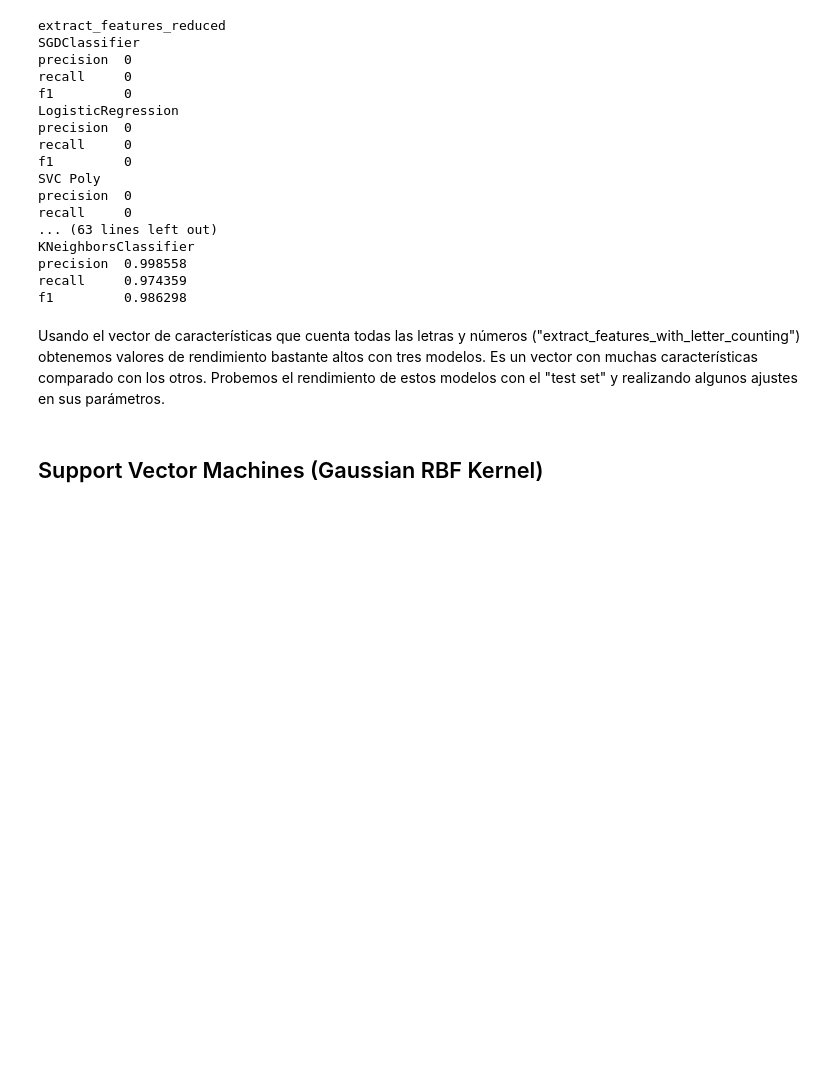
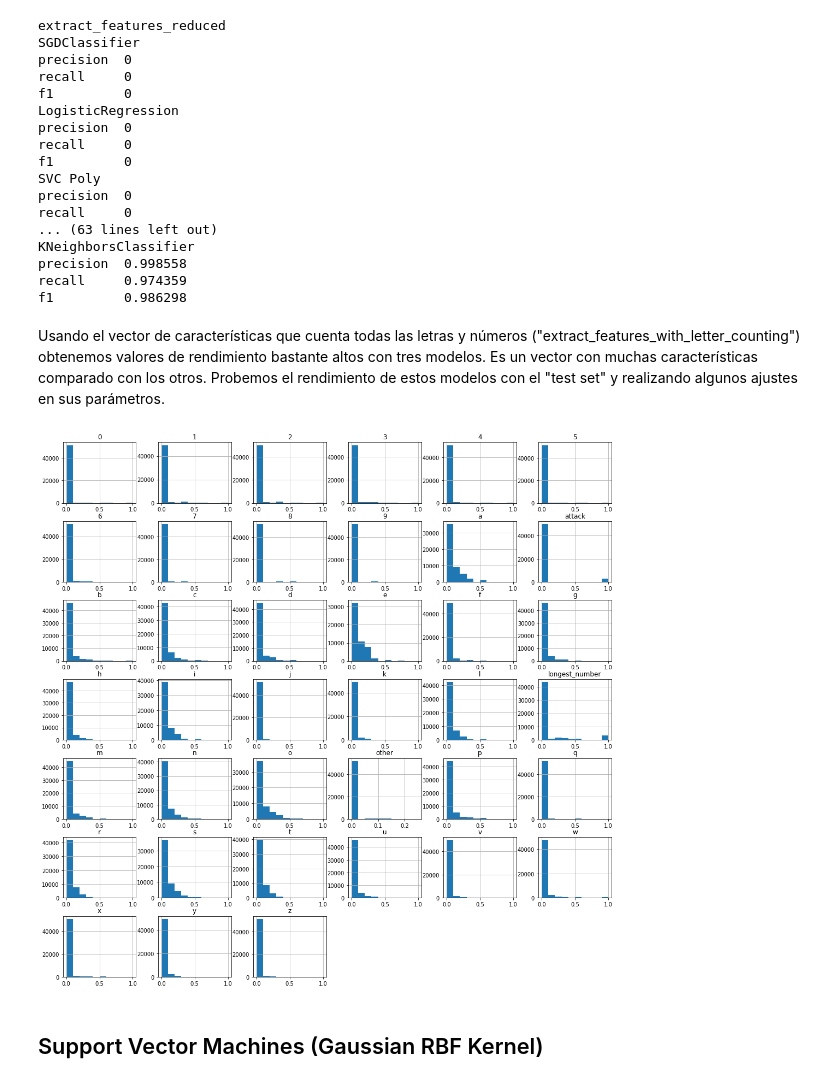
Before and after one commit to alejandro-g-m/DetExt, a Jupyter notebook: Feature_Vector_Comparison.ipynb, the cells around one changed output. Drawn from its saved outputs; the diff is of its cells as text; code cells hidden in the pictures; blank space fills up the shorter version.

```diff
--- a/Feature_Vector_Comparison.ipynb
+++ b/Feature_Vector_Comparison.ipynb
@@ -56,6 +56,11 @@ features = train_set.drop('attack', 1)
 labels = train_set['attack']
 features_test = test_set.drop('attack', 1)
 labels_test = test_set['attack']
+# %%
+dns.hist(figsize=(18,18))
+plt.show()
+# %% [output]
+[figure, added]
 # %% [markdown]
 ## Support Vector Machines (Gaussian RBF Kernel)
 # %%
```
Also changed, not shown: 5 other files.
